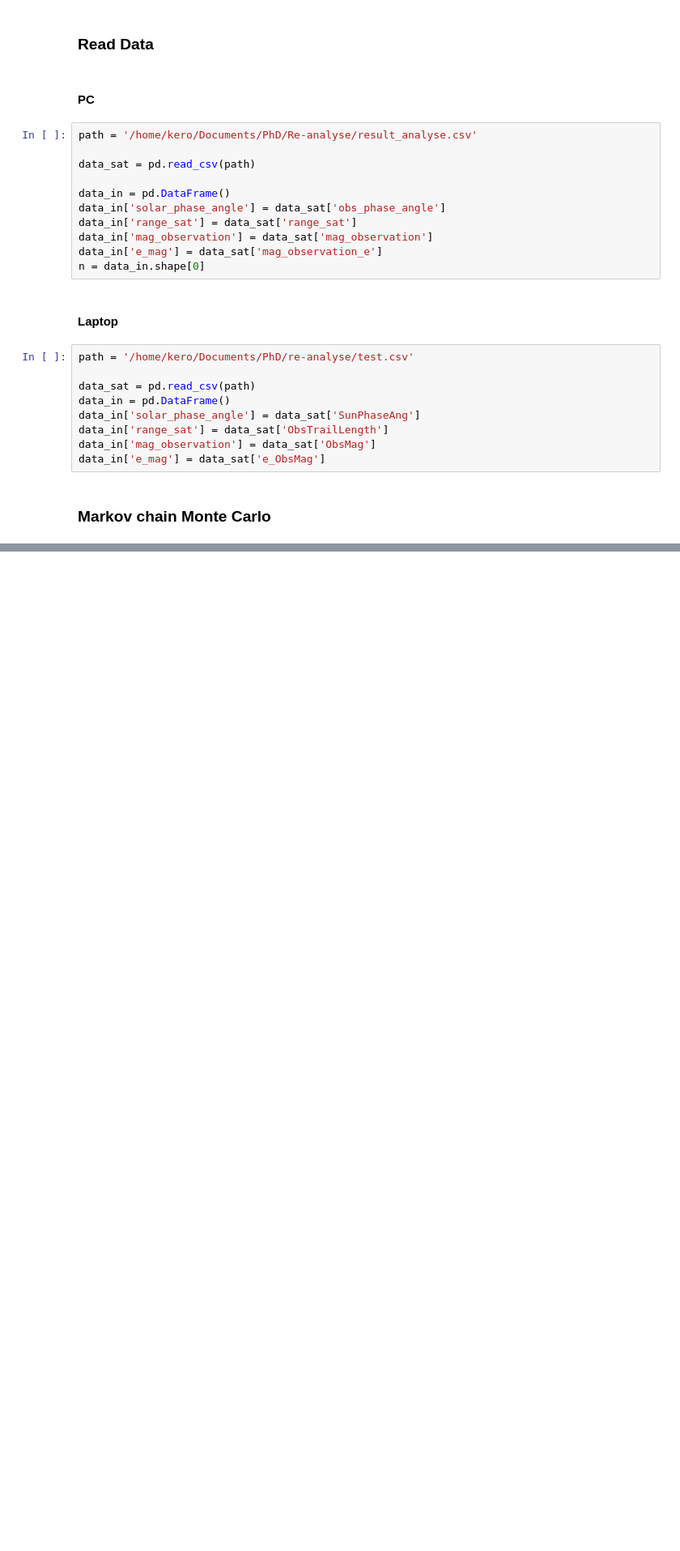
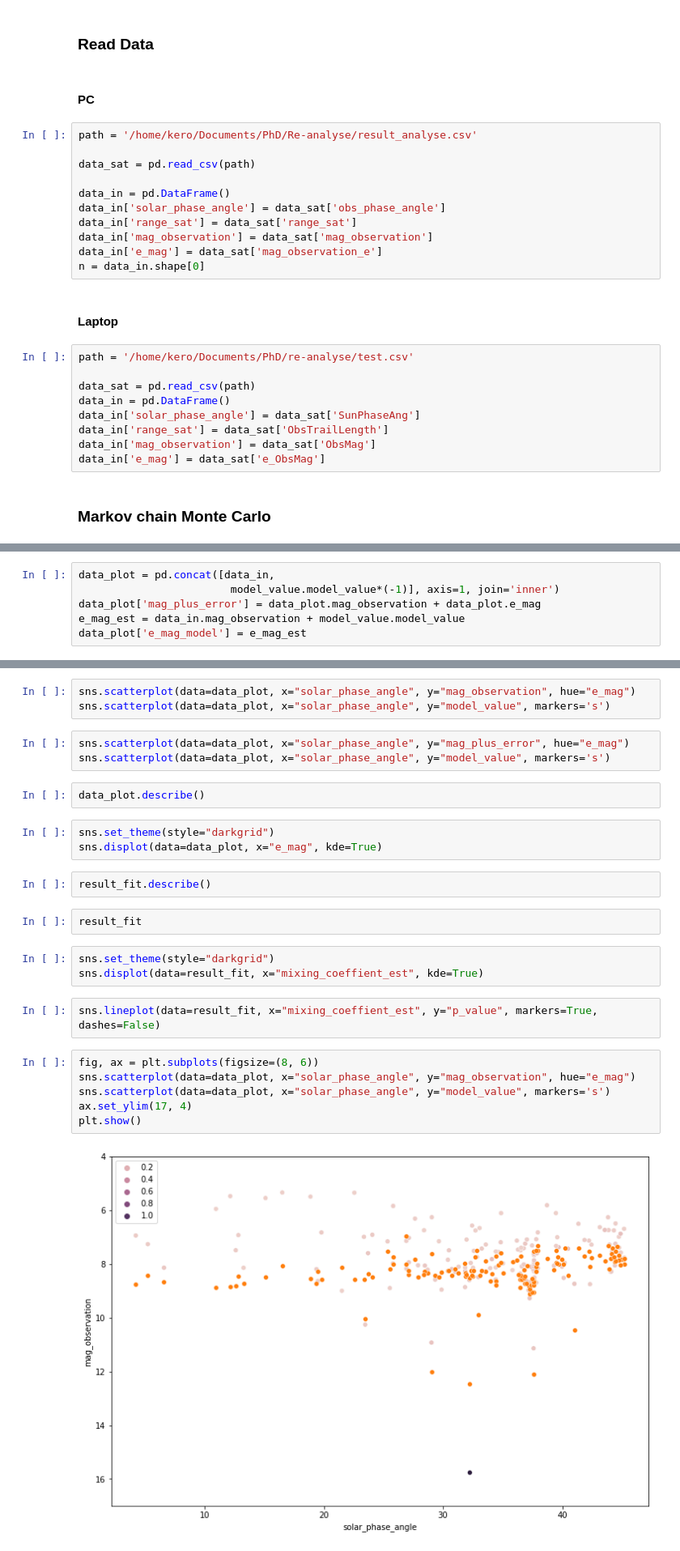
Before and after one commit to mariaromerocol/monte_carlos, a Jupyter notebook: test.ipynb, the cells around one changed output, grey strips where cells are left out. Shown at 81% size. Drawn from its saved outputs; the diff is of its cells as text; blank space fills up the shorter version.

```diff
--- a/test.ipynb
+++ b/test.ipynb
@@ -134,0 +185,6 @@ for i in range(num_simulations):
+# %%
+data_plot = pd.concat([data_in,
+                        model_value.model_value*(-1)], axis=1, join='inner')
+data_plot['mag_plus_error'] = data_plot.mag_observation + data_plot.e_mag
+e_mag_est = data_in.mag_observation + model_value.model_value
+data_plot['e_mag_model'] = e_mag_est
@@ -134,0 +207,28 @@ for i in range(num_simulations):
+# %%
+sns.scatterplot(data=data_plot, x="solar_phase_angle", y="mag_observation", hue="e_mag")
+sns.scatterplot(data=data_plot, x="solar_phase_angle", y="model_value", markers='s')
+# %%
+sns.scatterplot(data=data_plot, x="solar_phase_angle", y="mag_plus_error", hue="e_mag")
+sns.scatterplot(data=data_plot, x="solar_phase_angle", y="model_value", markers='s')
+# %%
+data_plot.describe()
+# %%
+sns.set_theme(style="darkgrid")
+sns.displot(data=data_plot, x="e_mag", kde=True)
+# %%
+result_fit.describe()
+# %%
+result_fit
+# %%
+sns.set_theme(style="darkgrid")
+sns.displot(data=result_fit, x="mixing_coeffient_est", kde=True)
+# %%
+sns.lineplot(data=result_fit, x="mixing_coeffient_est", y="p_value", markers=True, dashes=False)
+# %%
+fig, ax = plt.subplots(figsize=(8, 6))
+sns.scatterplot(data=data_plot, x="solar_phase_angle", y="mag_observation", hue="e_mag")
+sns.scatterplot(data=data_plot, x="solar_phase_angle", y="model_value", markers='s')
+ax.set_ylim(17, 4)
+plt.show()
+# %% [output]
+[figure, added]
```
Also changed, not shown: parts of 5 cells of this notebook.
